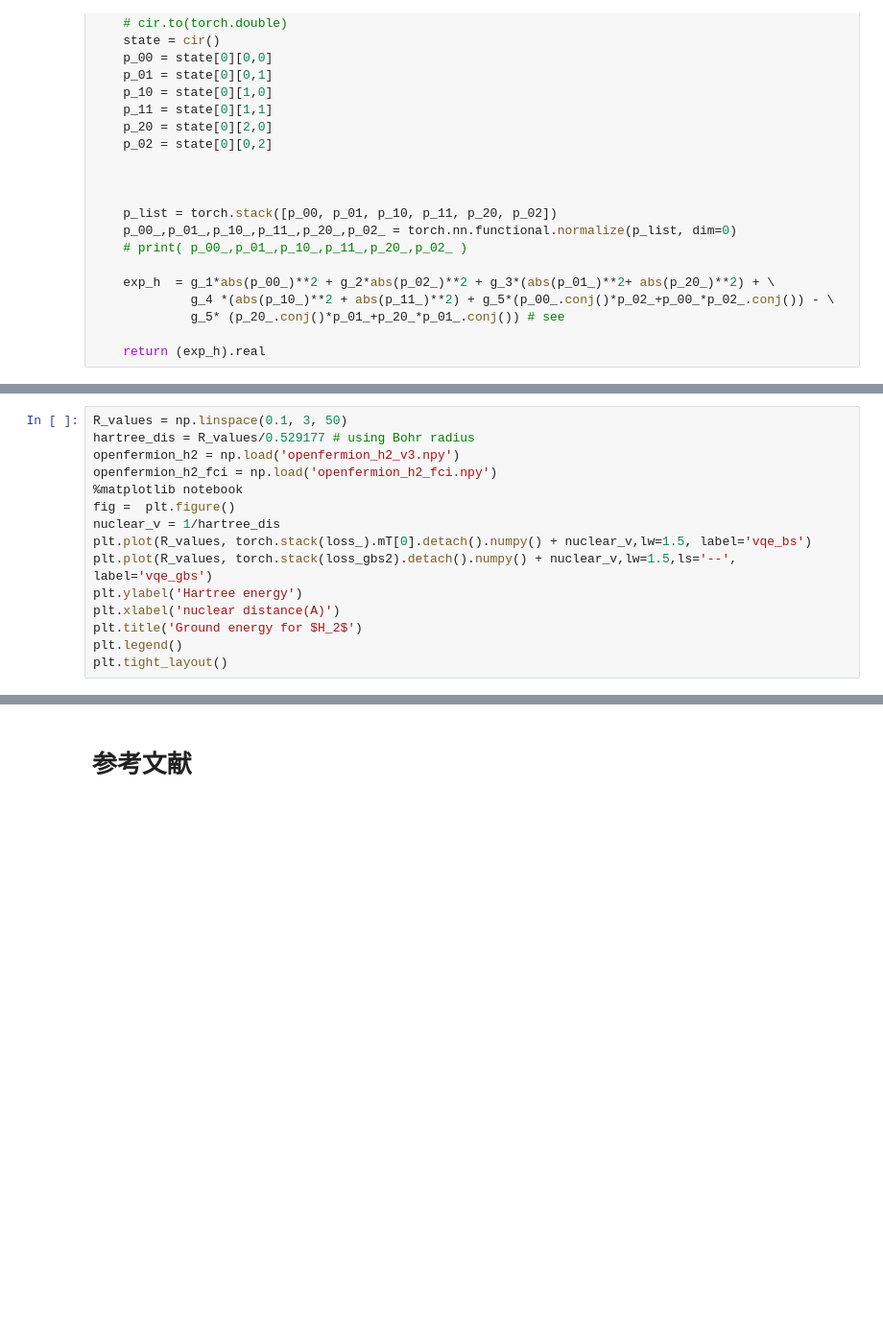
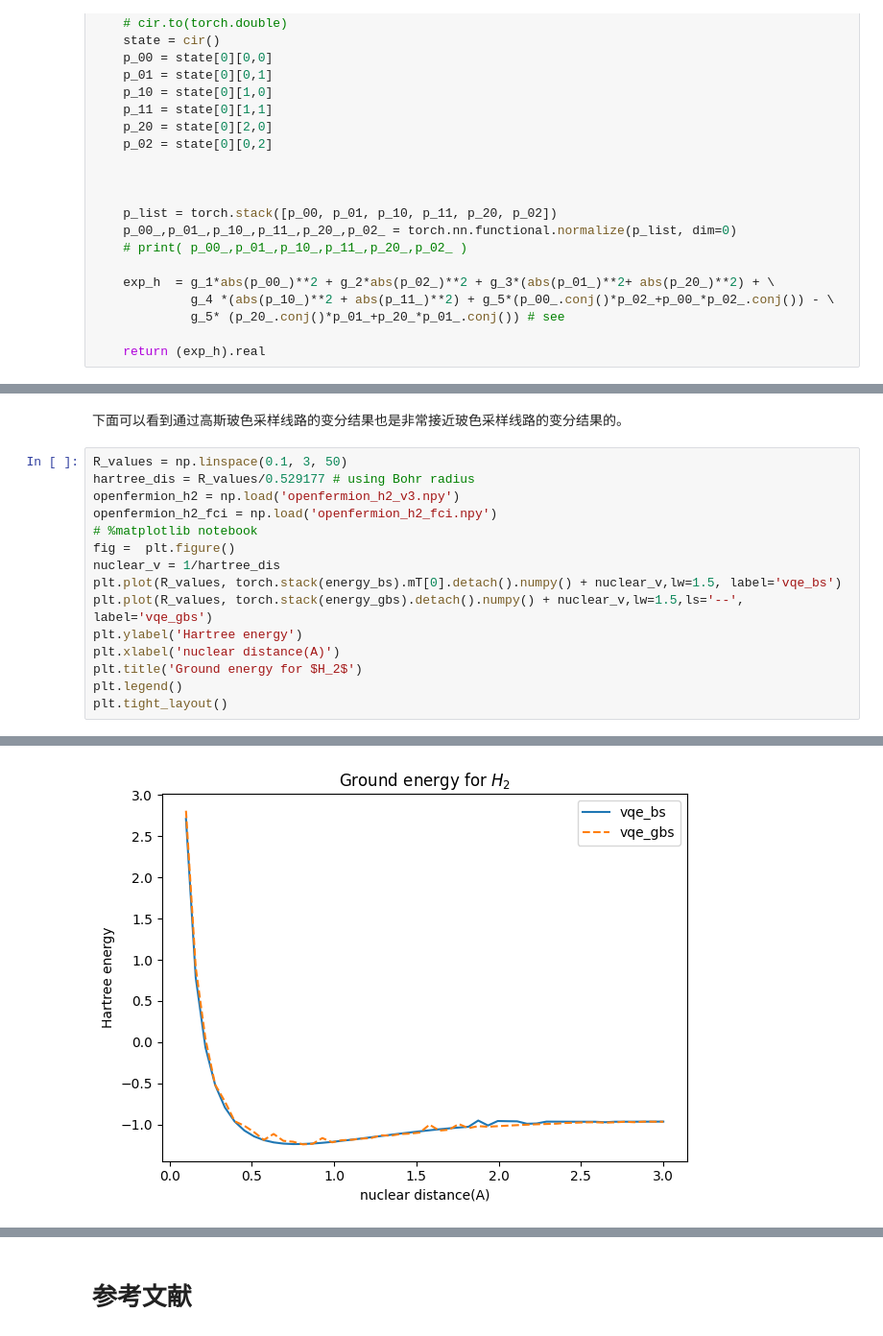
Before and after one commit to TuringQ/deepquantum, a Jupyter notebook: examples/gbs/ground_energy_for_H2/VQE_H2_ground_energy.ipynb, the cells around one changed output, grey strips where cells are left out. Shown: that part at 96% size. Saved outputs shown, nothing was run; the diff lists cells and outputs as text; blank space fills up the shorter version.

```diff
--- a/examples/gbs/ground_energy_for_H2/VQE_H2_ground_energy.ipynb
+++ b/examples/gbs/ground_energy_for_H2/VQE_H2_ground_energy.ipynb
@@ -576,13 +522,15 @@ loss_
+# %% [markdown]
+下面可以看到通过高斯玻色采样线路的变分结果也是非常接近玻色采样线路的变分结果的。
 # %%
 R_values = np.linspace(0.1, 3, 50)
 hartree_dis = R_values/0.529177 # using Bohr radius
 openfermion_h2 = np.load('openfermion_h2_v3.npy')
 openfermion_h2_fci = np.load('openfermion_h2_fci.npy')
-%matplotlib notebook
+# %matplotlib notebook
 fig =  plt.figure()
 nuclear_v = 1/hartree_dis
-plt.plot(R_values, torch.stack(loss_).mT[0].detach().numpy() + nuclear_v,lw=1.5, label='vqe_bs')
-plt.plot(R_values, torch.stack(loss_gbs2).detach().numpy() + nuclear_v,lw=1.5,ls='--', label='vqe_gbs')
+plt.plot(R_values, torch.stack(energy_bs).mT[0].detach().numpy() + nuclear_v,lw=1.5, label='vqe_bs')
+plt.plot(R_values, torch.stack(energy_gbs).detach().numpy() + nuclear_v,lw=1.5,ls='--', label='vqe_gbs')
 plt.ylabel('Hartree energy')
 plt.xlabel('nuclear distance(A)')
 plt.title('Ground energy for $H_2$')
@@ -593,0 +540 @@ plt.tight_layout()
+[figure, added]
```
Also changed, not shown: parts of 17 cells of this notebook.
